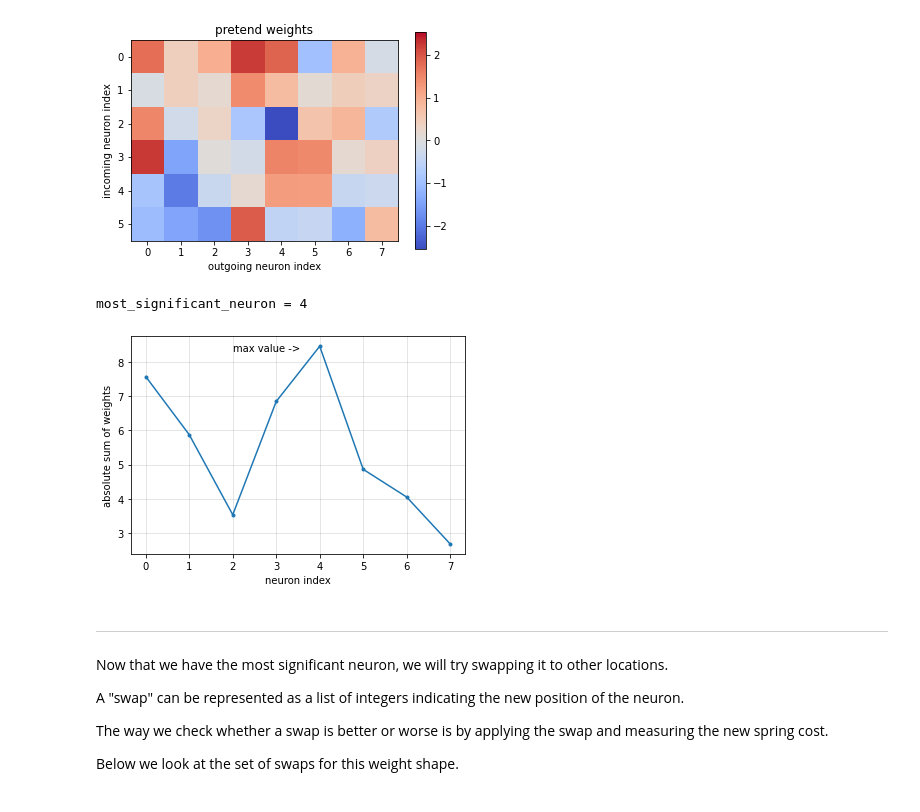
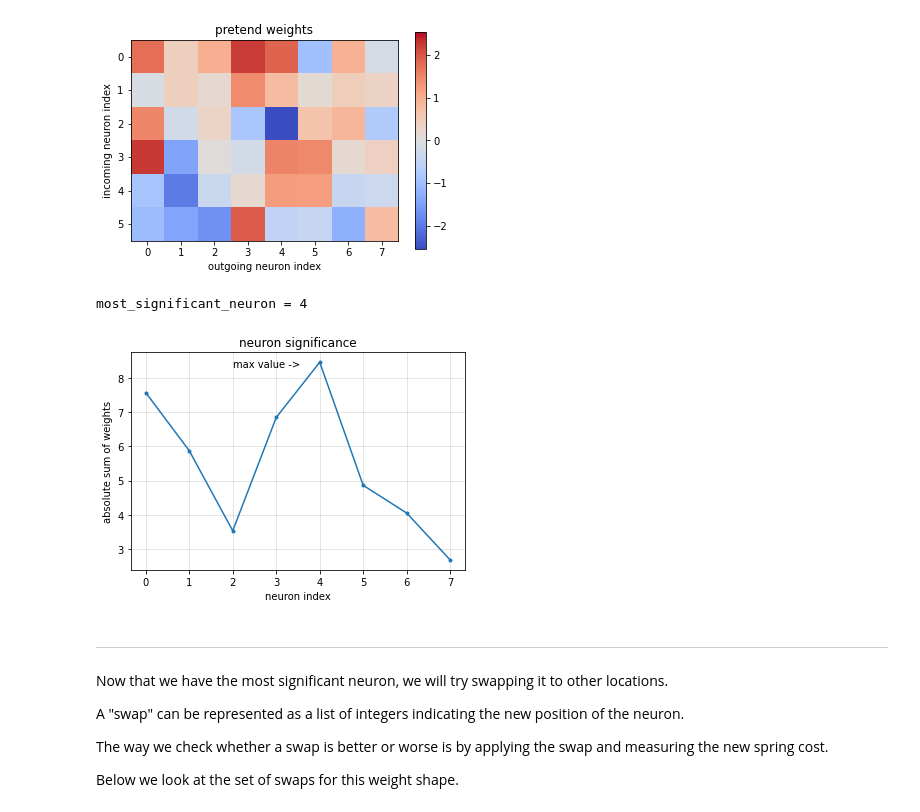
Before and after one commit to finnarchinuk/BIMT, a Jupyter notebook: bimt explained for git.ipynb, the cells around one changed output. Cells and saved outputs as stored; diff of their text form; code cells hidden in the pictures.

```diff
--- a/bimt explained for git.ipynb
+++ b/bimt explained for git.ipynb
@@ -515,18 +541,18 @@ plt.colorbar(); plt.ylabel('incoming neuron index'); plt.xlabel('outgoing neuron
 # %%
 ''' which neuron is the most significant (as determined by sum of connected weights) '''
 neuron_signficances = abs(pretend_weights).sum(axis=0)
 
 plt.plot(neuron_signficances,marker='.')
 plt.grid(alpha=0.4)
 plt.ylabel('absolute sum of weights')
 plt.xlabel('neuron index')
-plt.text(2,8.3,'max value ->');
+plt.text(2,8.3,'max value ->'), plt.title('neuron significance');
 
 most_significant_neuron = neuron_signficances.argmax()
 print(f'{most_significant_neuron = }')
 # %% [output]
 most_significant_neuron = 4
-[figure, old version]
+[figure, new version]
 # %% [markdown]
 ***
 Now that we have the most significant neuron, we will try swapping it to other locations.
```
Also changed, not shown: parts of 10 cells of this notebook.
